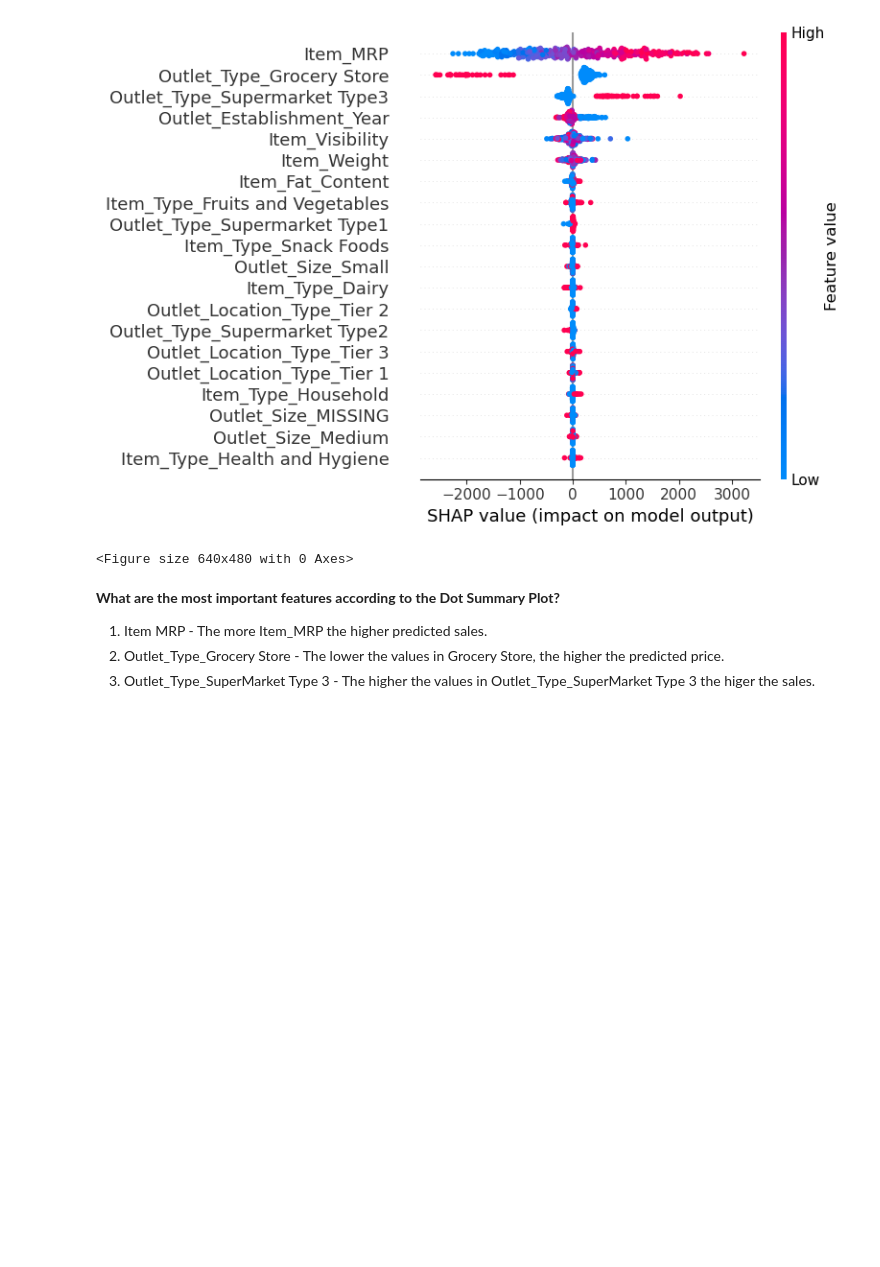
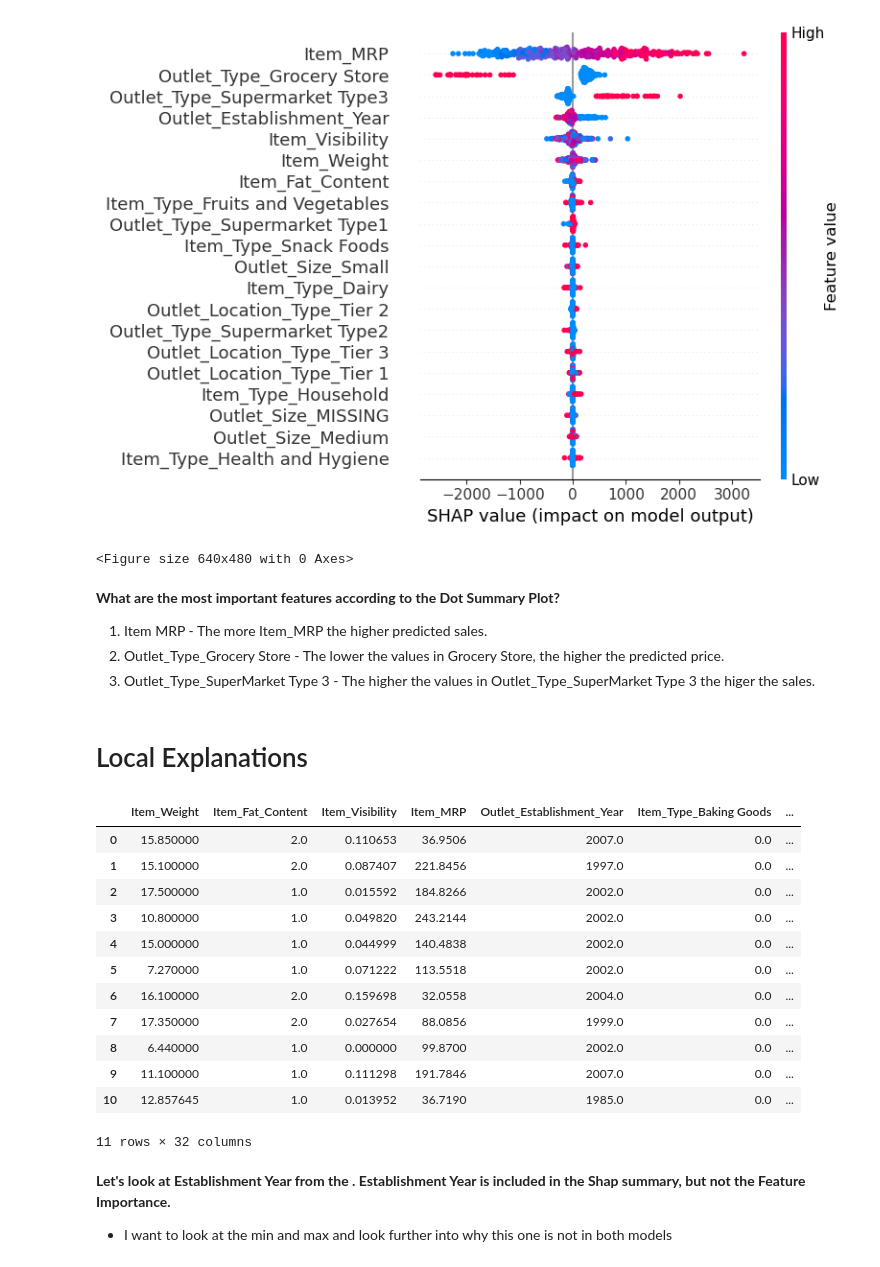
Before and after one commit to sharclark/Project-1-Revisited.ipynb, a Jupyter notebook: Explaining Models with Shap.ipynb, the cells around one changed output. Cells and saved outputs as stored; diff of their text form; code cells hidden in the pictures; blank space fills up the shorter version.

```diff
--- a/Explaining Models with Shap.ipynb
+++ b/Explaining Models with Shap.ipynb
@@ -136,3 +136,28 @@ plt.savefig('Data/Shap_DOTSummary_RanFor',dpi=300)
 1. Item MRP - The more Item_MRP the higher predicted sales.
 2. Outlet_Type_Grocery Store - The lower the values in Grocery Store, the higher the predicted price.
 3. Outlet_Type_SuperMarket Type 3 - The higher the values in Outlet_Type_SuperMarket Type 3 the higer the sales.
+# %% [markdown]
+# Local Explanations
+# %%
+## Making a vers of shap vars with 0-based integer index
+# so what it matches the index for the shap_vallues
+X_shap_local = X_shap.reset_index(drop=True)
+y_shap_local = y_shap.reset_index(drop=True)
+X_shap_local.head(11)
+# %% [output]
+|  | Item_Weight | Item_Fat_Content | Item_Visibility | Item_MRP | Outlet_Establishment_Year | Item_Type_Baking Goods | ... |
+| 0 | 15.850000 | 2.0 | 0.110653 | 36.9506 | 2007.0 | 0.0 | ... |
+| 1 | 15.100000 | 2.0 | 0.087407 | 221.8456 | 1997.0 | 0.0 | ... |
+| 2 | 17.500000 | 1.0 | 0.015592 | 184.8266 | 2002.0 | 0.0 | ... |
+| 3 | 10.800000 | 1.0 | 0.049820 | 243.2144 | 2002.0 | 0.0 | ... |
+| 4 | 15.000000 | 1.0 | 0.044999 | 140.4838 | 2002.0 | 0.0 | ... |
+| 5 | 7.270000 | 1.0 | 0.071222 | 113.5518 | 2002.0 | 0.0 | ... |
+| 6 | 16.100000 | 2.0 | 0.159698 | 32.0558 | 2004.0 | 0.0 | ... |
+| 7 | 17.350000 | 2.0 | 0.027654 | 88.0856 | 1999.0 | 0.0 | ... |
+| 8 | 6.440000 | 1.0 | 0.000000 | 99.8700 | 2002.0 | 0.0 | ... |
+| 9 | 11.100000 | 1.0 | 0.111298 | 191.7846 | 2007.0 | 0.0 | ... |
+| 10 | 12.857645 | 1.0 | 0.013952 | 36.7190 | 1985.0 | 0.0 | ... |
+11 rows × 32 columns
+# %% [markdown]
+**Let's look at Establishment Year from the . Establishment Year is included in the Shap summary, but not the Feature Importance.**
+- I want to look at the min and max and look further into why this one is not in both models
```
Also changed, not shown: parts of 25 cells of this notebook, 4 other files.
